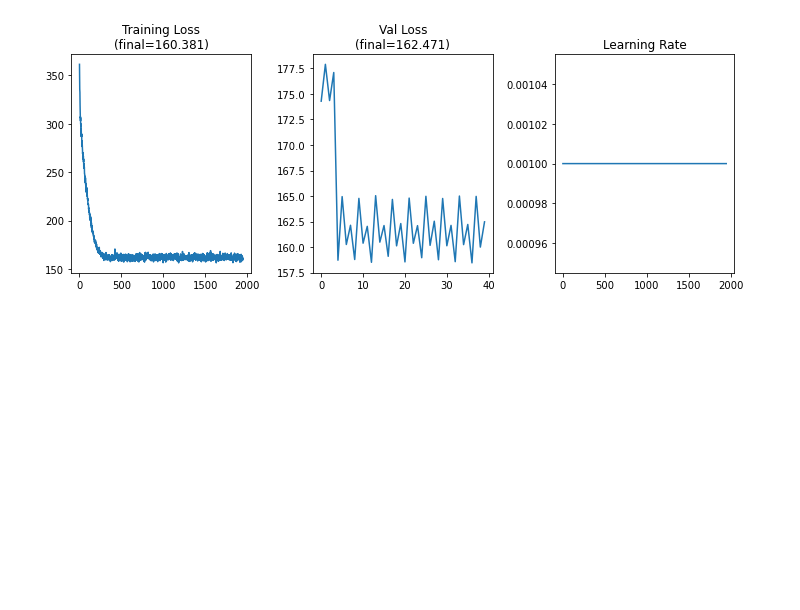
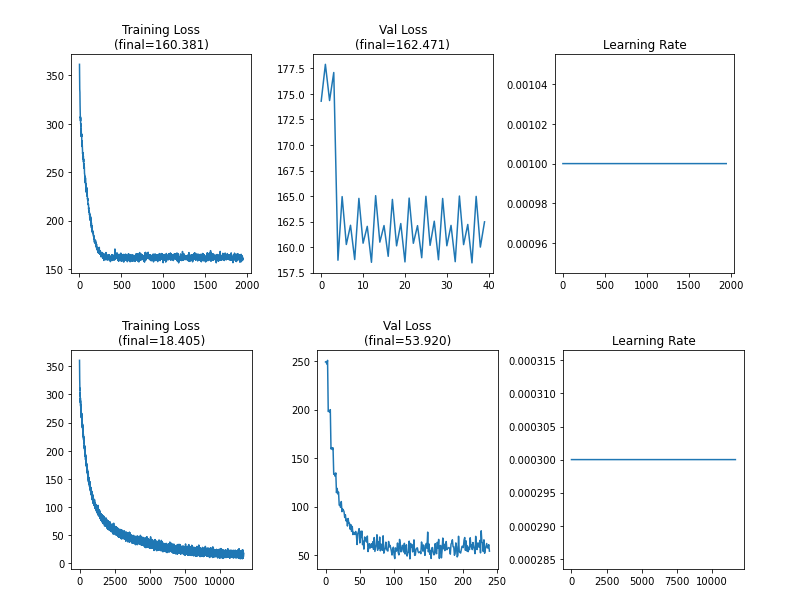
Before and after one commit to MedARC-AI/fMRI-reconstruction-NSD, a Jupyter notebook: fMRI/experiments.ipynb, the cells around one changed output. Cells and saved outputs as stored; diff of their text form; code cells hidden in the pictures; blank space fills up the shorter version.

```diff
--- a/fMRI/experiments.ipynb
+++ b/fMRI/experiments.ipynb
@@ -103,4 +103,8 @@ plot_prior_ckpt('/home/jimgoo/data/neuro/clip_image_vitL_2stage_mixco_lotemp_125
 plot_prior_ckpt('checkpoints/clip_image_vitL_2stage_mixco_lotemp_125ep_subj01_best_diffusionprior_epoch009.pth')
 # %% [output]
 [figure]
+# %%
+plot_prior_ckpt('checkpoints/clip_image_vitL_2stage_mixco_lotemp_125ep_subj01_best_diffusionprior_lr=0.0003_epoch059.pth')
+# %% [output]
+[figure, added]
 # %%
```
Also changed, not shown: parts of 1 cell of this notebook, 2 other files.
